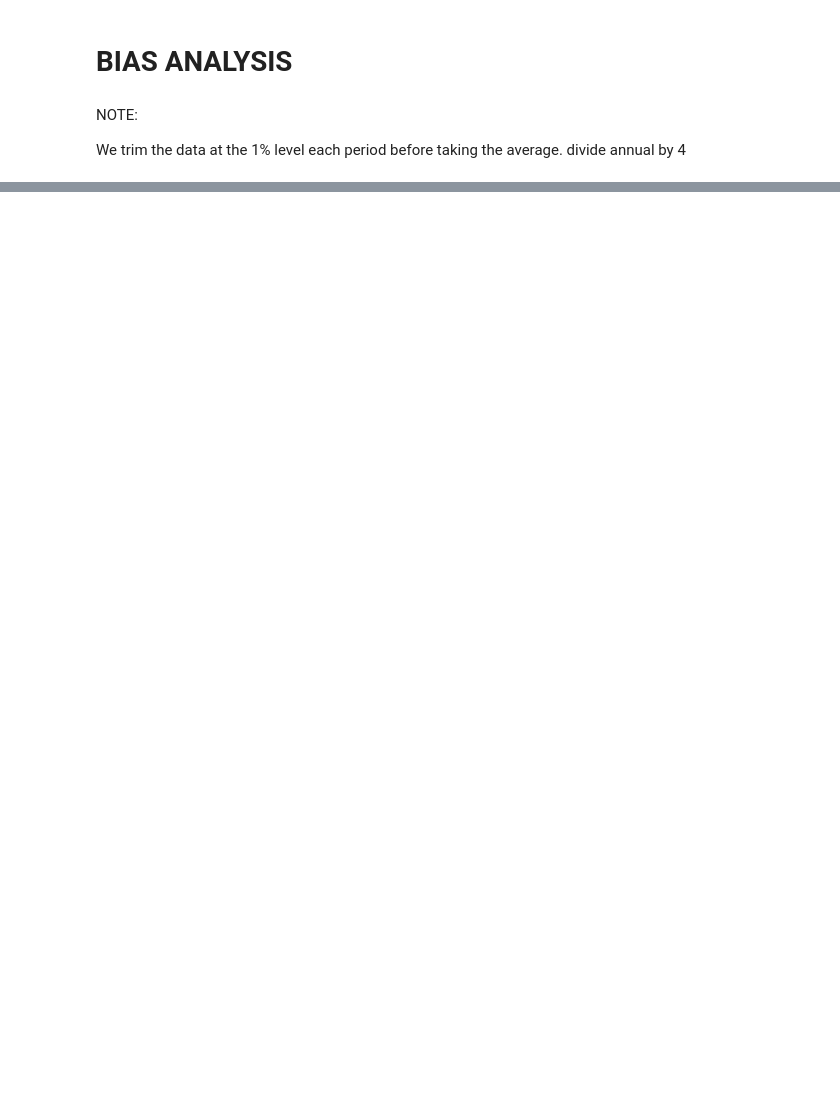
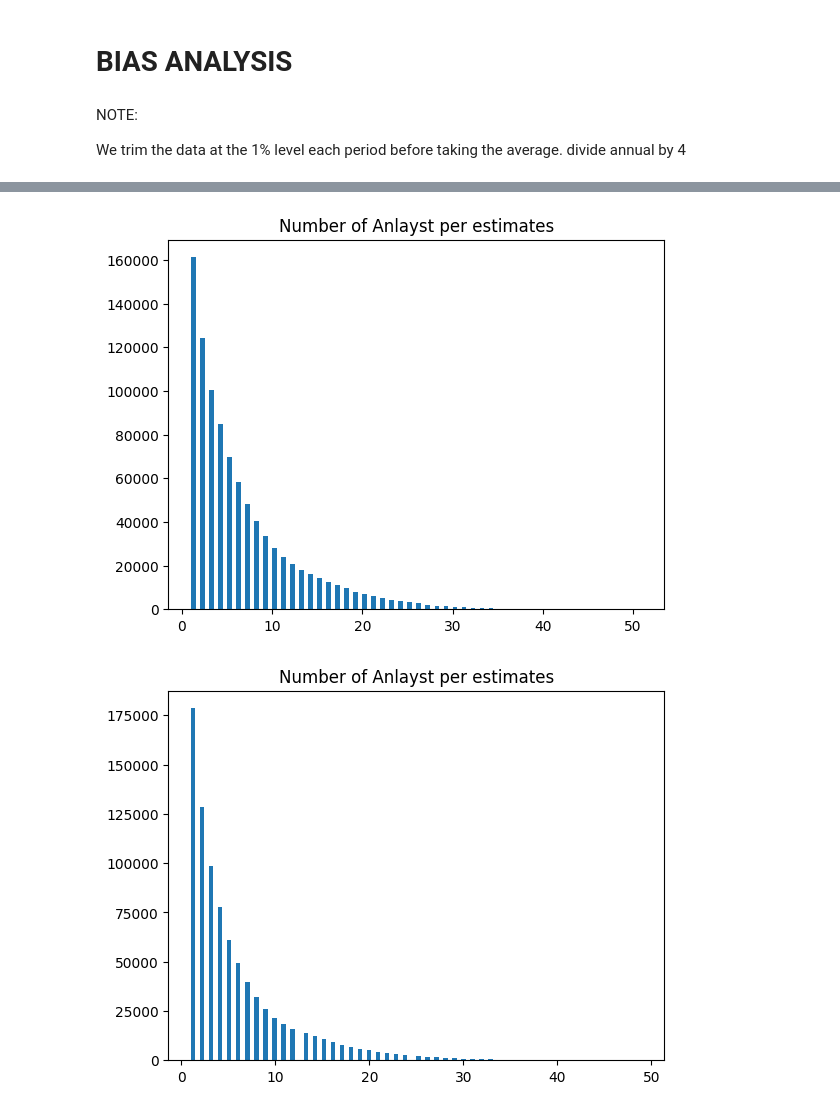
Before and after one commit to NicoloMarsucco/ML-financial-modelling, a Jupyter notebook: bias_analysis.ipynb, the cells around one changed output, grey strips where cells are left out. Cells and saved outputs as stored; diff of their text form; code cells hidden in the pictures; blank space fills up the shorter version.

```diff
--- a/bias_analysis.ipynb
+++ b/bias_analysis.ipynb
@@ -100,0 +114,9 @@ c0             0.0663      0.000    176.460      0.000       0.066       0.067
+# %%
+for period in periods:
+    plt.figure()
+    df = data[period].copy()
+    plt.hist(df.numest, bins=100)
+    plt.title('Number of Analyst per estimates')
+# %% [output]
+[figure, added]
+[figure, added]
```
Also changed, not shown: parts of 9 cells of this notebook, 4 other files.
